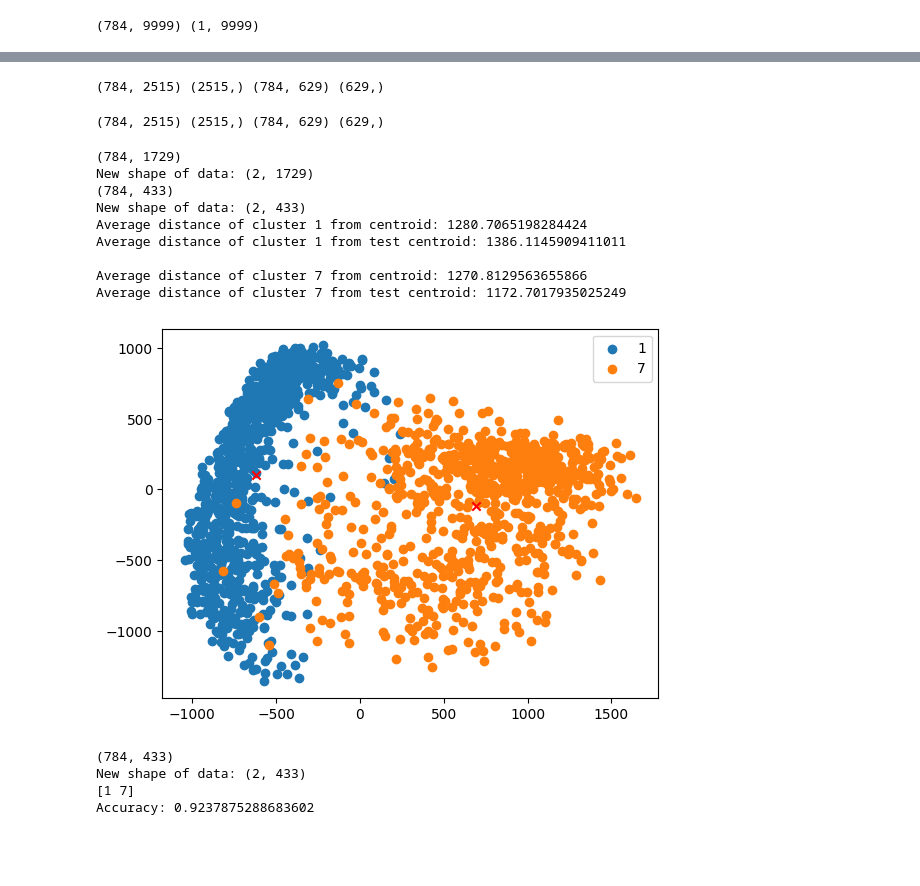
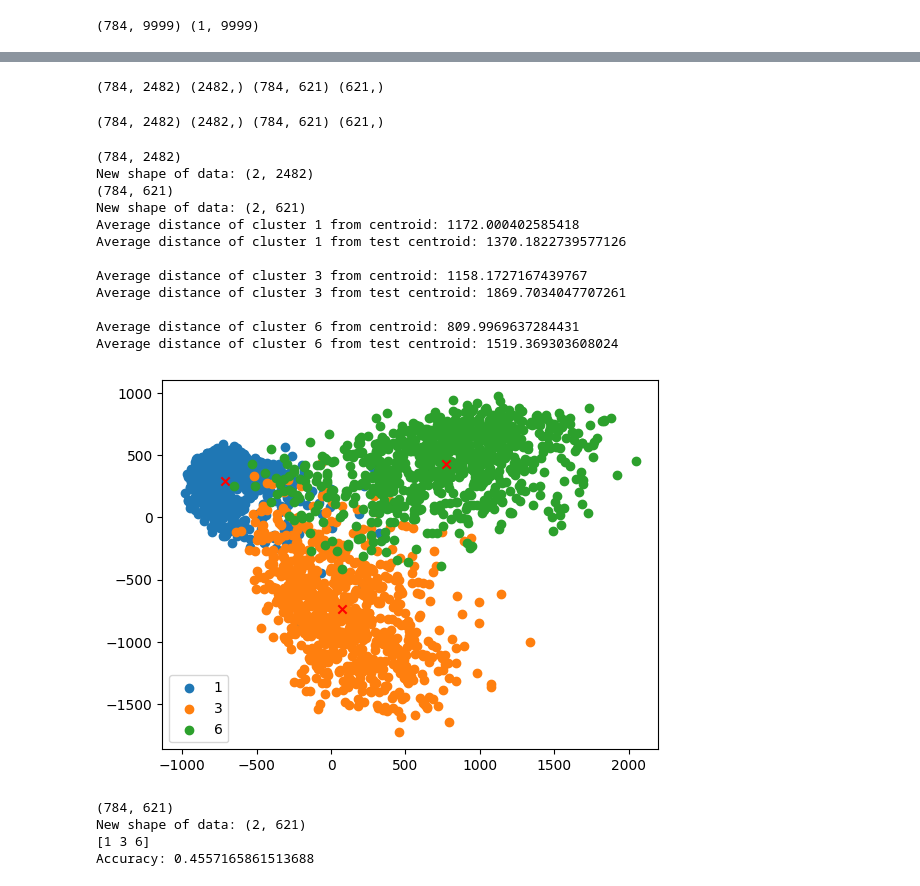
Before and after one commit to GiovanniGrotto/SSMLab, a Jupyter notebook: Homework2/Homework2.ipynb, the cells around one changed output, grey strips where cells are left out. Cells and saved outputs as stored; diff of their text form; code cells hidden in the pictures; blank space fills up the shorter version.

```diff
--- a/Homework2/Homework2.ipynb
+++ b/Homework2/Homework2.ipynb
@@ -99,7 +99,7 @@ print(type(label))
 x_data = data['X']
 print(type(x_data))
 print(x_data.shape, label.shape)
-numbers = [1, 4, 7]
+numbers = [1, 3, 6]
 # %% [output]
 <class 'numpy.ndarray'>
 <class 'numpy.ndarray'>
@@ -233,22 +233,23 @@ x, y = filter_data(X, Y, numbers)
 x_train, y_train, x_test, y_test = split_dataset(x, y, 0.8)
 print(x_train.shape, y_train.shape, x_test.shape, y_test.shape)
 # %% [output]
-(784, 2515) (2515,) (784, 629) (629,)
+(784, 2482) (2482,) (784, 621) (621,)
 # %%
 print(x_train.shape, y_train.shape, x_test.shape, y_test.shape)
 # %% [output]
-(784, 2515) (2515,) (784, 629) (629,)
+(784, 2482) (2482,) (784, 621) (621,)
 # %%
 def centroid(data):
   return data.mean(axis=1)
 # %%
-def pca(data, k=2):
+def pca(data, k=2, U=np.empty(1)):
   Xc = (data.T - centroid(data)).T # traspongo data.T e rifaccio .T per rimettere in forma originale
   print(Xc.shape)
-  U, _, _ = np.linalg.svd(Xc, full_matrices=False)
+  if U.shape==(1,):
+    U, _, _ = np.linalg.svd(Xc, full_matrices=False)
   Zk = U[:, :k].T @ Xc
   print(f"New shape of data: {Zk.shape}")
-  return Zk
+  return Zk, U
 # %%
 def get_mean_distance(data, point):
   dist = []
@@ -259,56 +260,54 @@ def get_mean_distance(data, point):
 def plot_cluster():
   unique_labels = np.unique(y_train)
   # Calcolo pca per train e test riducendoli a 2 feature
-  Zk = pca(x_train)
-  Zk_test = pca(x_test)
+  Zk, U = pca(x_train)
+  Zk_test, _ = pca(x_test)
 
 
   x_list, y_list = separate_dataset(Zk, y_train)
   x_test_list, y_test_list = separate_dataset(Zk_test, y_test)
 
   # Calcolo la posizione dei centroidi per ogni cluster nel train
   centroid_list = [centroid(x) for x in x_list]
 
   # Create a scatter plot for each unique label
   for label, subdata, c, subdata_test in zip(unique_labels, x_list, centroid_list, x_test_list):
       mask = (y_train == label)
       plt.scatter(Zk[0, mask], Zk[1, mask], label=f'{str(label)[0]}')
       plt.scatter(c[0], c[1], marker='x', color='red')
 
       # Calcolo la distanza tra il cluster e il centroide di quel cluster
       distance = get_mean_distance(subdata, c)
       distance_test = get_mean_distance(subdata_test, c)
       print(f"Average distance of cluster {str(label)[0]} from centroid: {distance}")
       print(f"Average distance of cluster {str(label)[0]} from test centroid: {distance_test}", end='\n\n')
 
   # Add a legend to the plot
   plt.legend()
   # Show the plot
   plt.show()
-  return centroid_list
+  return centroid_list, [centroid(x) for x in x_test_list], U
 
-centroid_list = plot_cluster()
+centroid_list, test_centroid_list, U = plot_cluster()
 # %% [output]
-(784, 1729)
-New shape of data: (2, 1729)
-(784, 433)
-New shape of data: (2, 433)
-Average distance of cluster 1 from centroid: 1280.7065198284424
-Average distance of cluster 1 from test centroid: 1386.1145909411011
+(784, 2482)
+New shape of data: (2, 2482)
+(784, 621)
+New shape of data: (2, 621)
+Average distance of cluster 1 from centroid: 1172.000402585418
+Average distance of cluster 1 from test centroid: 1370.1822739577126
 
-Average distance of cluster 7 from centroid: 1270.8129563655866
-Average distance of cluster 7 from test centroid: 1172.7017935025249
+Average distance of cluster 3 from centroid: 1158.1727167439767
+Average distance of cluster 3 from test centroid: 1869.7034047707261
+
+Average distance of cluster 6 from centroid: 809.9969637284431
+Average distance of cluster 6 from test centroid: 1519.369303608024
-[figure, old version]
+[figure, new version]
 # %%
-def get_accuracy(centroid_list):
-  xk = pca(x_test)
+def get_accuracy(centroid_list, U):
+  xk, U_test = pca(x_test, U=U)
   lables = np.unique(y_test)
   print(lables)
-
-  #Calcolo il centroide dei cluseter nel test set, sarebbe corretto utilizzare
-  # i centroidi calcolati sul train altrimenti non ha senso utilizzare il train set
-  # e parlare di training
-  #centroid_list = [centroid(x) for x in x_test_list]
 
   correct = 0
   for i in range(len(xk.T)):
@@ -318,12 +317,12 @@ def get_accuracy(centroid_list):
       correct += 1
   print(f"Accuracy: {correct/len(xk.T)}")
 
-get_accuracy(centroid_list)
+get_accuracy(test_centroid_list, U)
 # %% [output]
-(784, 433)
-New shape of data: (2, 433)
-[1 7]
-Accuracy: 0.9237875288683602
+(784, 621)
+New shape of data: (2, 621)
+[1 3 6]
+Accuracy: 0.4557165861513688
 # %%
 def plot_cluster_3d():
   fig = plt.figure()
```
Also changed, not shown: parts of 16 cells of this notebook.
